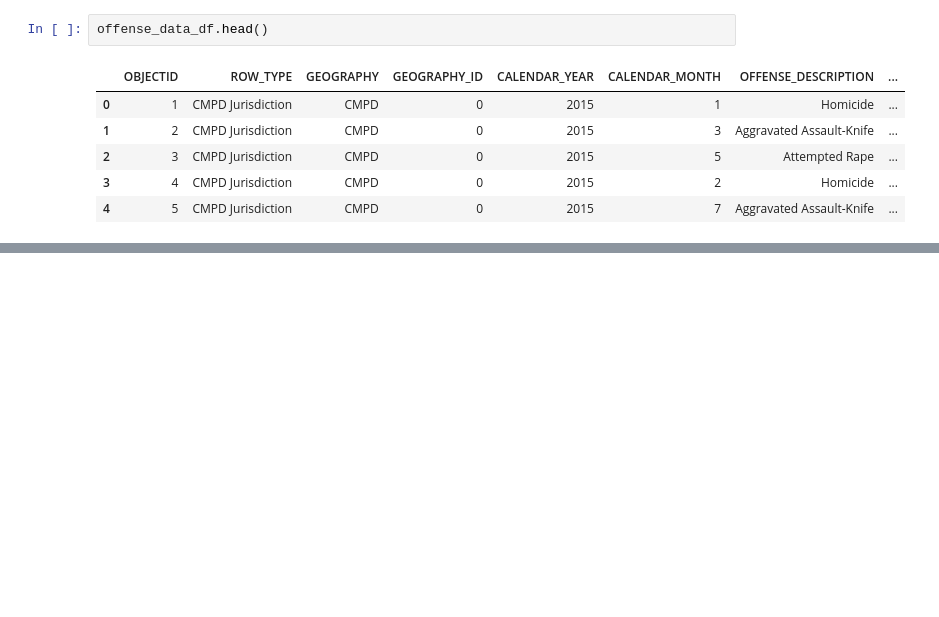
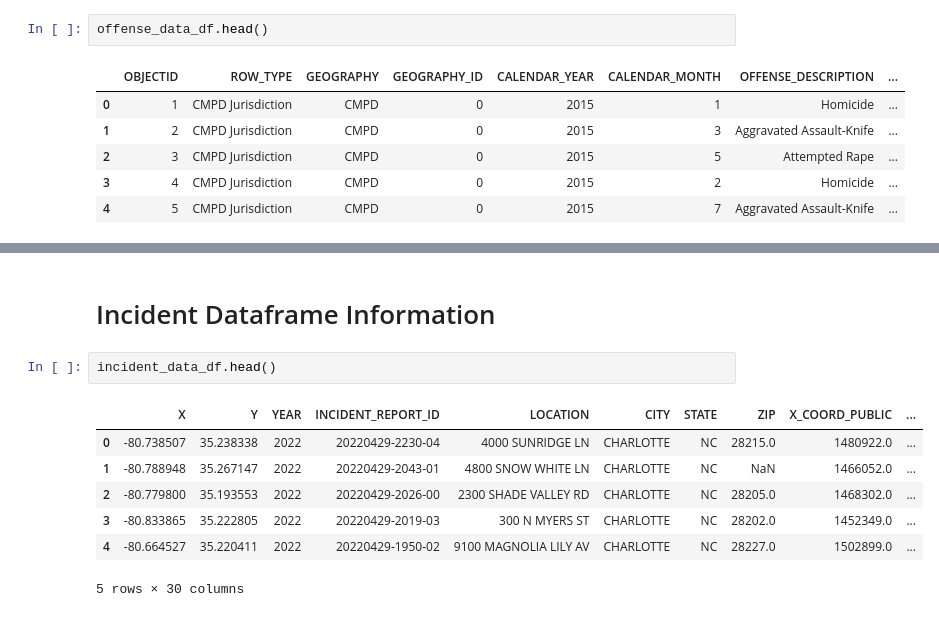
Before and after one commit to dannybarto/Group_5_Final_Project, a Jupyter notebook: project_test.ipynb, the cells around one changed output, grey strips where cells are left out. Drawn from its saved outputs; the diff is of its cells as text; blank space fills up the shorter version.

```diff
--- a/project_test.ipynb
+++ b/project_test.ipynb
@@ -127,0 +178,12 @@ array(['CMPD', '84', '389', '30', '96', '307', '120', '387', '230', '53',
+# %% [markdown]
+# Incident Dataframe Information
+# %%
+incident_data_df.head()
+# %% [output]
+|  | X | Y | YEAR | INCIDENT_REPORT_ID | LOCATION | CITY | STATE | ZIP | X_COORD_PUBLIC | ... |
+| 0 | -80.738507 | 35.238338 | 2022 | 20220429-2230-04 | 4000 SUNRIDGE LN | CHARLOTTE | NC | 28215.0 | 1480922.0 | ... |
+| 1 | -80.788948 | 35.267147 | 2022 | 20220429-2043-01 | 4800 SNOW WHITE LN | CHARLOTTE | NC | NaN | 1466052.0 | ... |
+| 2 | -80.779800 | 35.193553 | 2022 | 20220429-2026-00 | 2300 SHADE VALLEY RD | CHARLOTTE | NC | 28205.0 | 1468302.0 | ... |
+| 3 | -80.833865 | 35.222805 | 2022 | 20220429-2019-03 | 300 N MYERS ST | CHARLOTTE | NC | 28202.0 | 1452349.0 | ... |
+| 4 | -80.664527 | 35.220411 | 2022 | 20220429-1950-02 | 9100 MAGNOLIA LILY AV | CHARLOTTE | NC | 28227.0 | 1502899.0 | ... |
+5 rows × 30 columns
```
Also changed, not shown: parts of 17 cells of this notebook, 2 other files.
